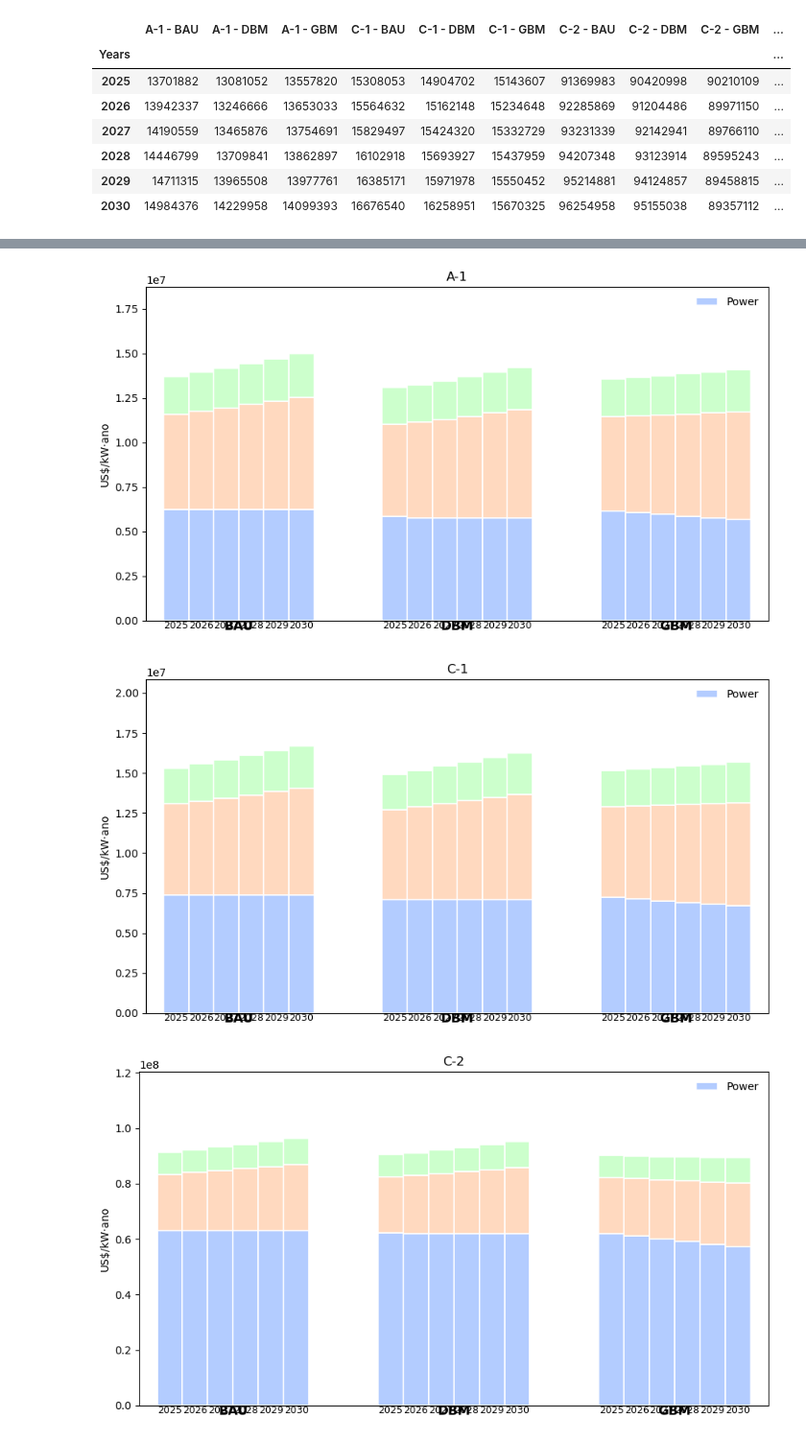
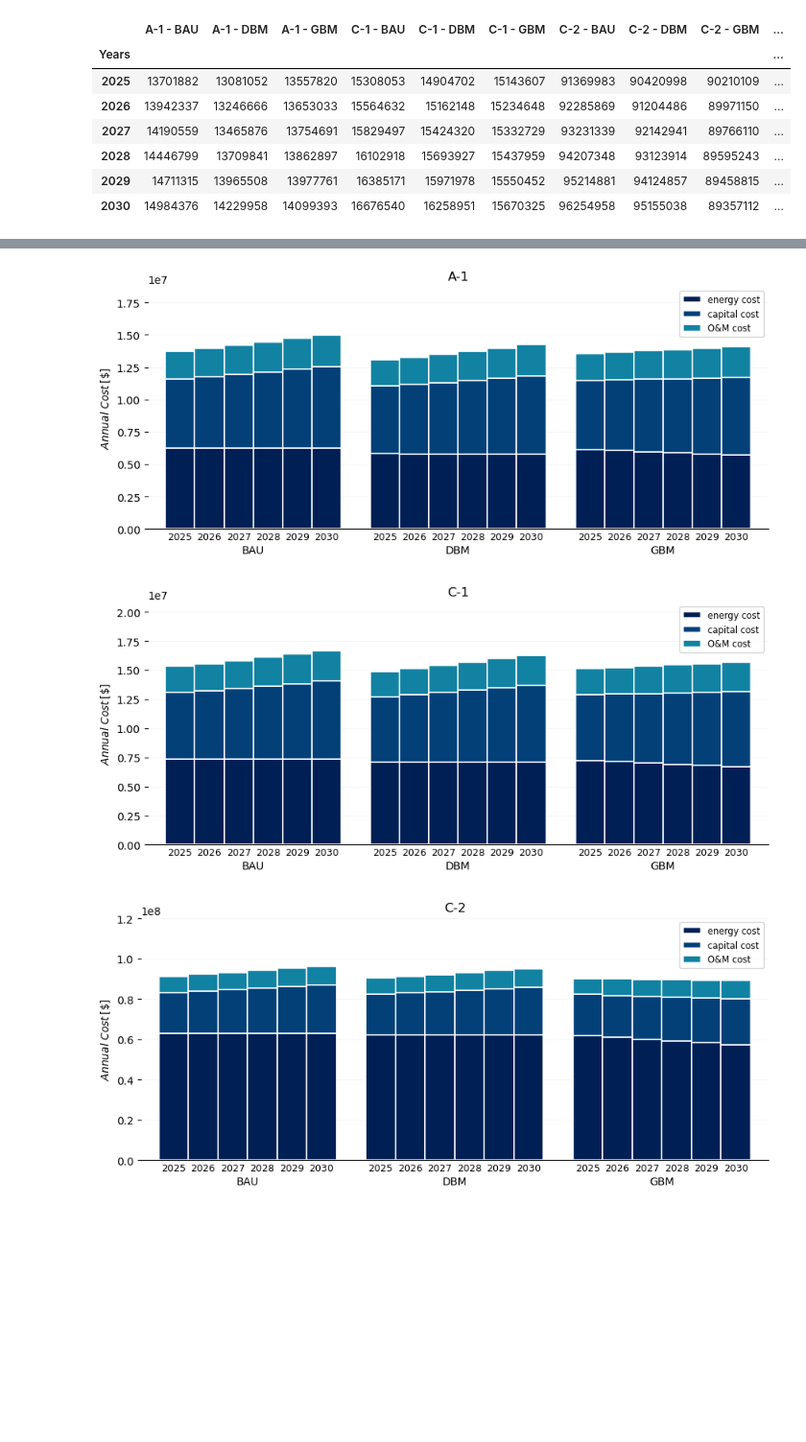
Before and after one commit to thiagoneye/costcaster, a Jupyter notebook: src/cost.ipynb, the cells around one changed output, grey strips where cells are left out. Shown at 96% size. Cells and saved outputs as stored; diff of their text form; code cells hidden in the pictures; blank space fills up the shorter version.

```diff
--- a/src/cost.ipynb
+++ b/src/cost.ipynb
@@ -77,7 +77,7 @@ def transform_dataframe(df, value_name):
     """
     df = df.reset_index()
     df = df.melt(id_vars=["Years"], var_name="Original Column", value_name="Value")
-    df[["Group", "Type"]] = df["Original Column"].str.split(" - ", expand=True)
+    df[["Company", "Model"]] = df["Original Column"].str.split(" - ", expand=True)
     df.drop(columns=["Original Column"], inplace=True)
     df.rename(columns={"Value": value_name}, inplace=True)
     return df
@@ -91,7 +91,6 @@ def get_ylim(y_min, y_max):
 def config_plot(ax, y_values, x_lim, title, leg_loc="upper right", x_multiplelocator=2):
     y_min, y_max = min(y_values), max(y_values)
     y_min_lim, y_max_lim = get_ylim(y_min, y_max)
-    y_baseline = np.mean([y_min, y_min_lim])
     ax.set_ylim([y_min_lim, y_max_lim])
 
     ax.xaxis.set_major_locator(MultipleLocator(x_multiplelocator))
@@ -440,10 +439,10 @@ energy_cost = transform_dataframe(energy_cost, "Power")
 
 # Merging Dataframes
 
-annual_cost = pd.merge(corrected_cost_of_capital, oem_cost, on=["Years", "Group", "Type"], how="outer")
+annual_cost = pd.merge(corrected_cost_of_capital, oem_cost, on=["Years", "Company", "Model"], how="outer")
 annual_cost = pd.merge(
-    annual_cost, energy_cost, on=["Years", "Group", "Type"], how="outer"
+    annual_cost, energy_cost, on=["Years", "Company", "Model"], how="outer"
 )
-annual_cost = annual_cost.loc[:, ["Group", "Type", "Years", "Cap", "OEM", "Power"]]
+annual_cost = annual_cost.loc[:, ["Company", "Model", "Years", "Cap", "OEM", "Power"]]
 display(annual_cost)
 # %% [output]
@@ -461,66 +460,77 @@ display(annual_cost)
 | 107 | S-2 | GBM | 2030 | 1.950471e+07 | 7.648907e+06 | 3.793831e+07 |
 108 rows × 6 columns
 # %%
-# Parâmetros do layout
+# Layout Parameters
+
 scenarios = ["BAU", "DBM", "GBM"]
 years = annual_cost.Years.unique()
 n_years = len(years)
-bar_width = 0.22  # largura de cada barra (ano) dentro do grupo
-gap = 0.60  # espaço entre grupos de cenários
+bar_width = 0.35  # Width of each bar (year) within the group
+space_between_scenarios = 0.35
 
-# Posições dos grupos no eixo X
-group_pos = np.arange(len(scenarios)) * (n_years * bar_width + gap)
+# Company positions on the X axis
+group_pos = np.arange(len(scenarios)) * (n_years * bar_width + space_between_scenarios)
 
-# Cores suaves e rótulos das fatias
-colors = [(0.70, 0.80, 1.00), (1.00, 0.85, 0.75), (0.80, 1.00, 0.80)]
-labels = ["Power", "Cap", "OEM"]
+# Soft colors and slice labels
+colors = ["#001f54", "#034078", "#1282a2"]
+labels = ["energy cost", "capital cost", "O&M cost"]
 
 for company_name in list_of_companies:
-    annual_cost_filtered = annual_cost[annual_cost["Group"] == company_name]
+    annual_cost_filtered = annual_cost[annual_cost["Company"] == company_name]
 
-    # -----------------------
     # Plot
-    fig, ax = plt.subplots(figsize=(9, 5))
+    fig, ax = plt.subplots(figsize=(9, 4))
 
     for i, scen in enumerate(scenarios):
-        subset = annual_cost_filtered[annual_cost_filtered["Type"] == scen]
+        subset = annual_cost_filtered[annual_cost_filtered["Model"] == scen]
+
         for j, year in enumerate(years):
             vals = subset[subset["Years"] == year][["Power", "Cap", "OEM"]].values[0]
             x = group_pos[i] + j * bar_width
             bottom = 0.0
+
             for k, val in enumerate(vals):
                 ax.bar(
                     x,
                     val,
                     width=bar_width,
                     bottom=bottom,
                     color=colors[k],
                     edgecolor="white",
                     linewidth=1.2,
-                    label=labels[k] if (i == 0 and j == 0 and k == 0) else None,
+                    label=labels[k] if (i == 0 and j == 0) else None,
+                    zorder=2
                 )
                 bottom += val
-            # rótulo do ano sob cada barra
-            ax.text(x, -6, year, ha="center", va="top", fontsize=9)
 
-    # rótulo do cenário centralizado sob cada grupo
+            # Year label under each bar
+            ax.text(x, -0.045, year, ha="center", transform=ax.get_xaxis_transform(), fontsize=9)
+
+    # Scenario label centered under each group
     for i, scen in enumerate(scenarios):
         xpos = group_pos[i] + (n_years - 1) * bar_width / 2
-        ax.text(xpos, -50, scen, ha="center", va="top", fontsize=12, fontweight="bold")
+        ypos = -0.1
+        ax.text(xpos, ypos, scen, ha="center", fontsize=10, transform=ax.get_xaxis_transform())
 
-    ax.set_ylabel("US$/kW·ano")
-    ax.set_xticks([])  # tiramos ticks do x (usamos textos personalizados)
-    ax.set_ylim(0, annual_cost_filtered[["Power", "Cap", "OEM"]].sum(axis=1).max() * 1.25)
+    ax.set_ylabel("$Annual \\ Cost \\, [\$]$")
+    ax.set_xticks([])
+    ax.set_ylim(
+        0, annual_cost_filtered[["Power", "Cap", "OEM"]].sum(axis=1).max() * 1.25
+    )
     ax.margins(x=0.03)
-    ax.legend(title="", loc="upper right", frameon=False)
 
+    ax.grid(axis="y", alpha=0.1, zorder=0)
+    ax.spines["left"].set_visible(False)
+    ax.spines["top"].set_visible(False)
+    ax.spines["right"].set_visible(False)
+
+    ax.legend(title="", loc="upper right", fontsize="small")
     ax.set_title(company_name)
 
     plt.tight_layout()
-    # Salvar figura (opcional)
-    # plt.savefig("grouped_stacked_bars.png", dpi=200, bbox_inches="tight")
+    plt.savefig(f"../img/anual_cost-{company_name}.png", dpi=600, bbox_inches="tight")
     plt.show()
 # %% [output]
-[figure, old version]
+[figure, new version]
-[figure, old version]
+[figure, new version]
-[figure, old version]
+[figure, new version]
```
Also changed, not shown: parts of 2 cells of this notebook, 13 other files.
